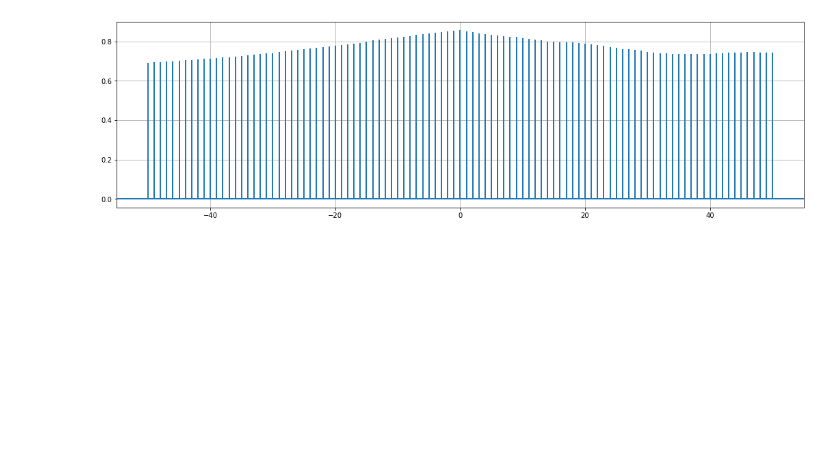
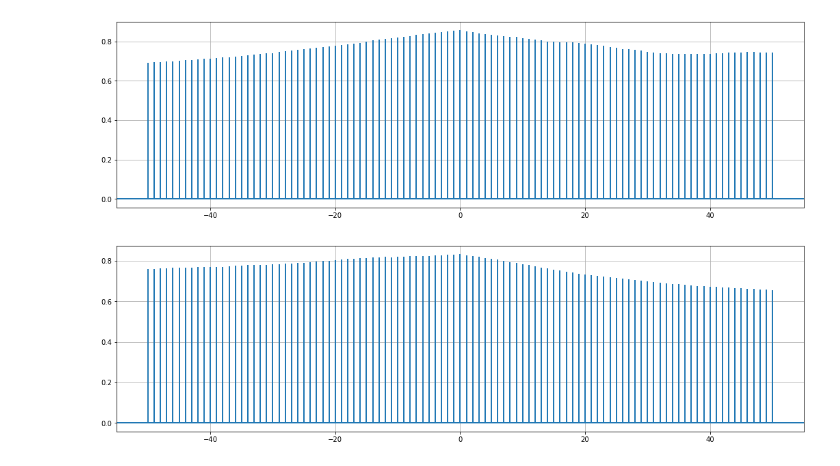
Before and after one commit to roldanjrgl/bds_green_investing, a Jupyter notebook: correlation_and_lag_analysis/sentiment_lag_analysis/lag_analysis_sentiment_stock_prices_all_companies.ipynb, the cells around one changed output. Drawn from its saved outputs; the diff is of its cells as text; code cells hidden in the pictures; blank space fills up the shorter version.

Commit message:
partially done with correlation and lag analysis for companies with closing stock prices and sentiment data avaialable

```diff
--- a/correlation_and_lag_analysis/sentiment_lag_analysis/lag_analysis_sentiment_stock_prices_all_companies.ipynb
+++ b/correlation_and_lag_analysis/sentiment_lag_analysis/lag_analysis_sentiment_stock_prices_all_companies.ipynb
@@ -25,0 +64,5 @@ first_solar.dropna(inplace=True)
+# %%
+siemens = pd.DataFrame(weekly_compound_sentiment['siemens_gamesa'])
+siemens = pd.merge(siemens, weekly_close_price['GCTAY'], how='left', left_on=['Year-Week'], right_on=['Year-Week'])
+siemens.rename(columns={"siemens_gamesa":"Compound Sentiment","GCTAY":"close"}, inplace=True)
+siemens.dropna(inplace=True)
@@ -36,3 +86,7 @@ def plot_cross_correlation(df):
 plot_cross_correlation(first_solar)
 # %% [output]
 [figure]
+# %%
+plot_cross_correlation(siemens)
+# %% [output]
+[figure, added]
```
Also changed, not shown: parts of 7 cells of this notebook.
